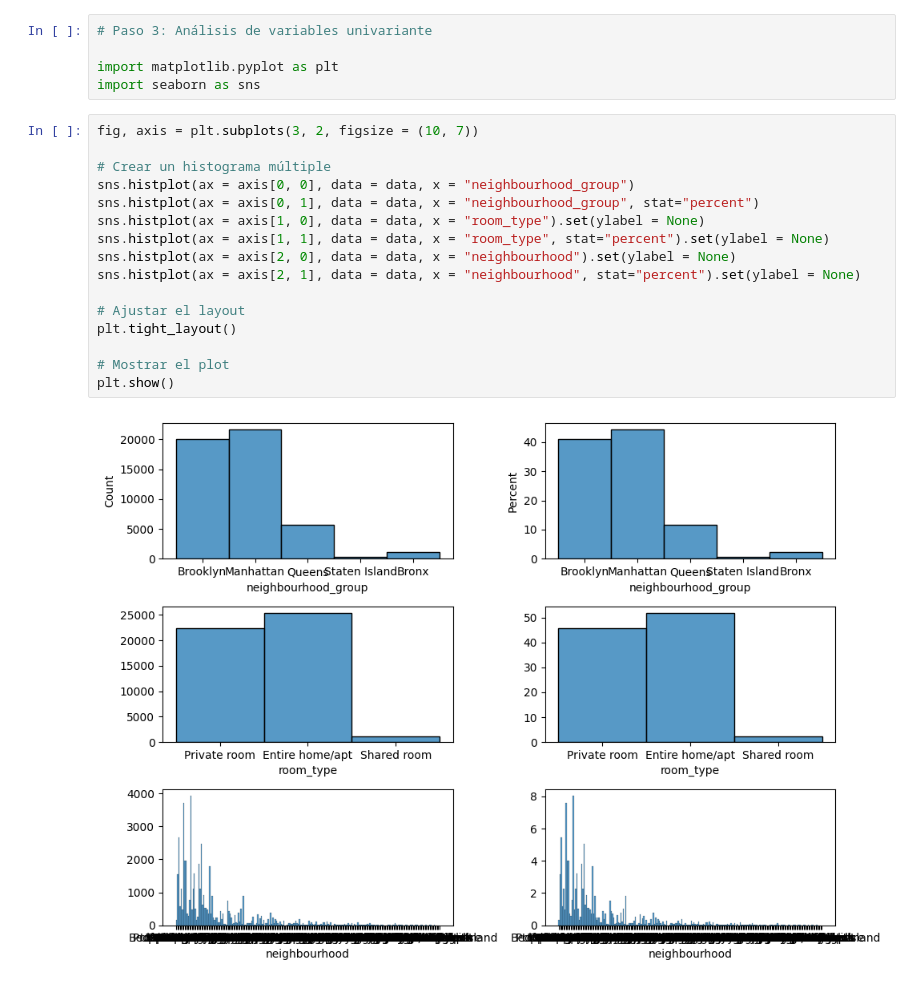
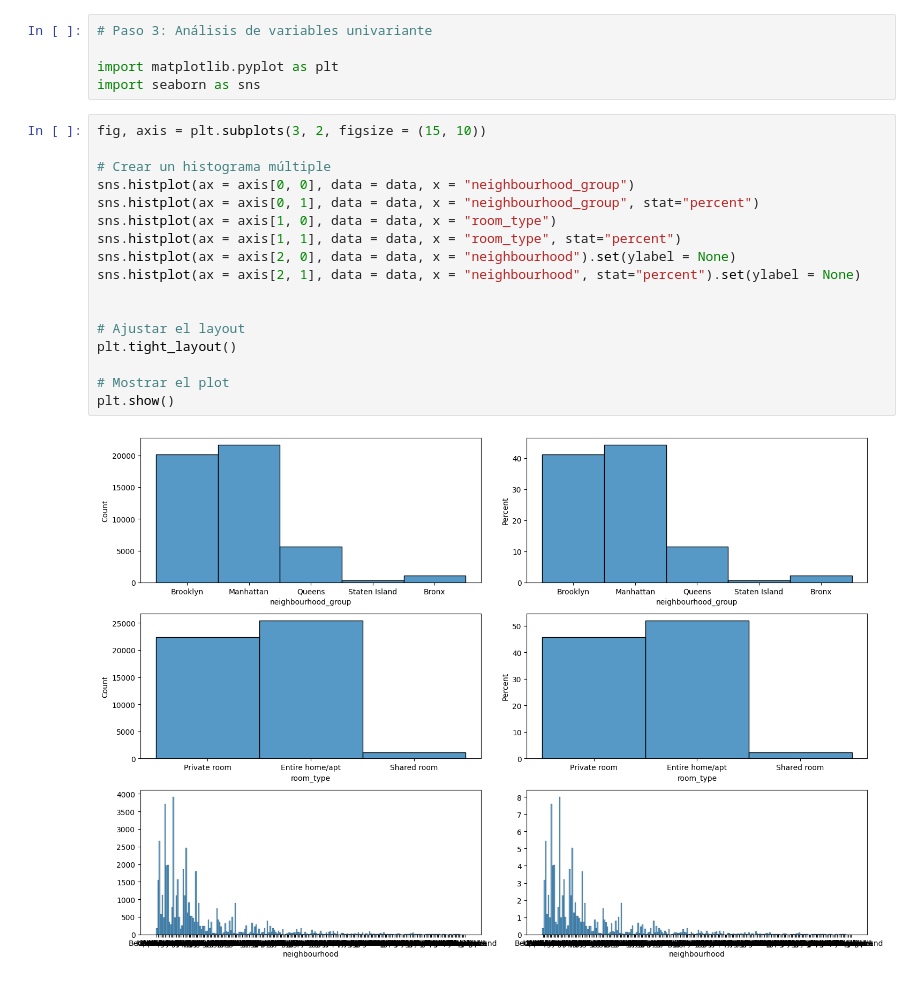
Before and after one commit to amalia1501/machine-learning-python-template, a Jupyter notebook: src/explore.ipynb, the cells around one changed output. Saved outputs shown, nothing was run; the diff lists cells and outputs as text.

```diff
--- a/src/explore.ipynb
+++ b/src/explore.ipynb
@@ -82,20 +82,21 @@ data.head()
 import matplotlib.pyplot as plt
 import seaborn as sns
 # %%
-fig, axis = plt.subplots(3, 2, figsize = (10, 7))
+fig, axis = plt.subplots(3, 2, figsize = (15, 10))
 
 # Crear un histograma múltiple
 sns.histplot(ax = axis[0, 0], data = data, x = "neighbourhood_group")
 sns.histplot(ax = axis[0, 1], data = data, x = "neighbourhood_group", stat="percent")
-sns.histplot(ax = axis[1, 0], data = data, x = "room_type").set(ylabel = None)
-sns.histplot(ax = axis[1, 1], data = data, x = "room_type", stat="percent").set(ylabel = None)
+sns.histplot(ax = axis[1, 0], data = data, x = "room_type")
+sns.histplot(ax = axis[1, 1], data = data, x = "room_type", stat="percent")
 sns.histplot(ax = axis[2, 0], data = data, x = "neighbourhood").set(ylabel = None)
 sns.histplot(ax = axis[2, 1], data = data, x = "neighbourhood", stat="percent").set(ylabel = None)
+
 
 # Ajustar el layout
 plt.tight_layout()
 
 # Mostrar el plot
 plt.show()
 # %% [output]
-[figure, old version]
+[figure, new version]
```
Also changed, not shown: parts of 10 cells of this notebook.
